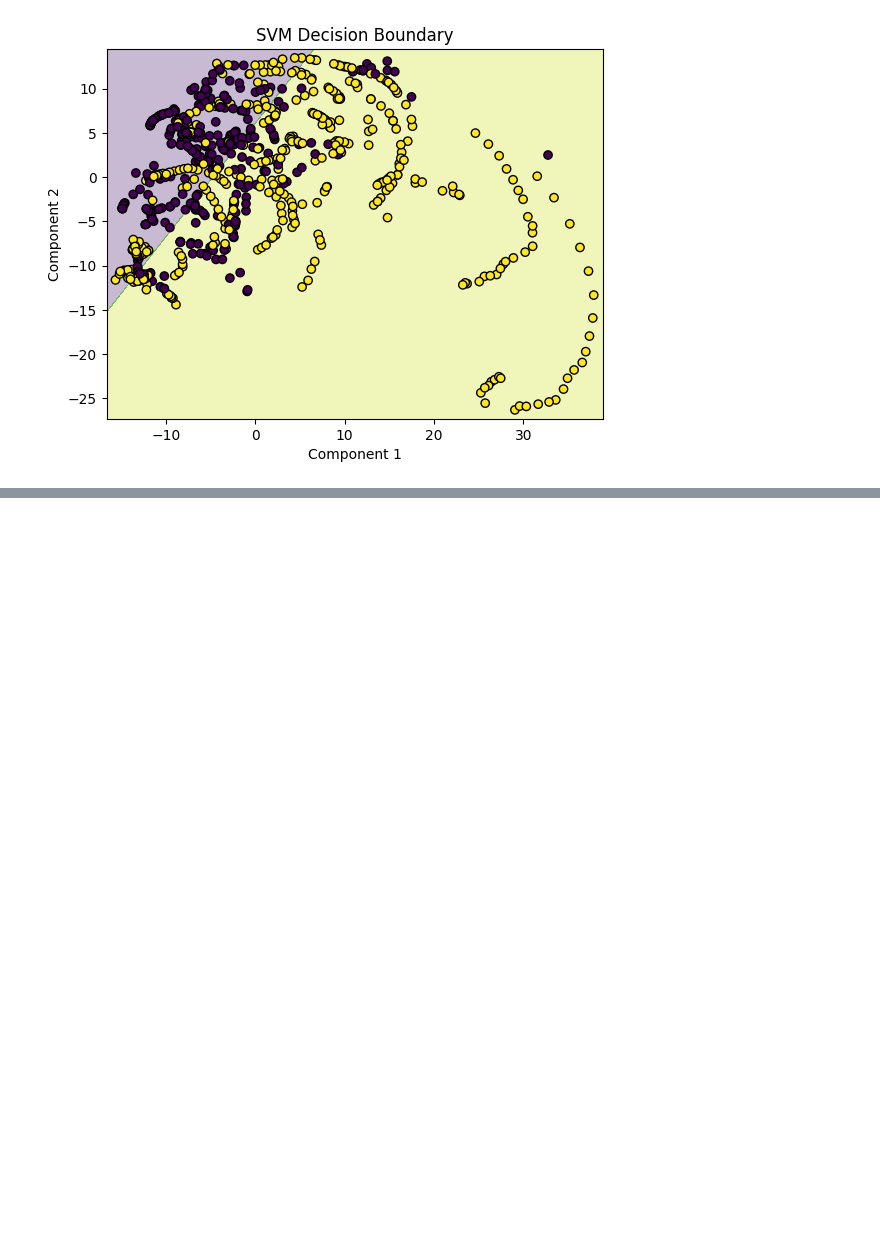
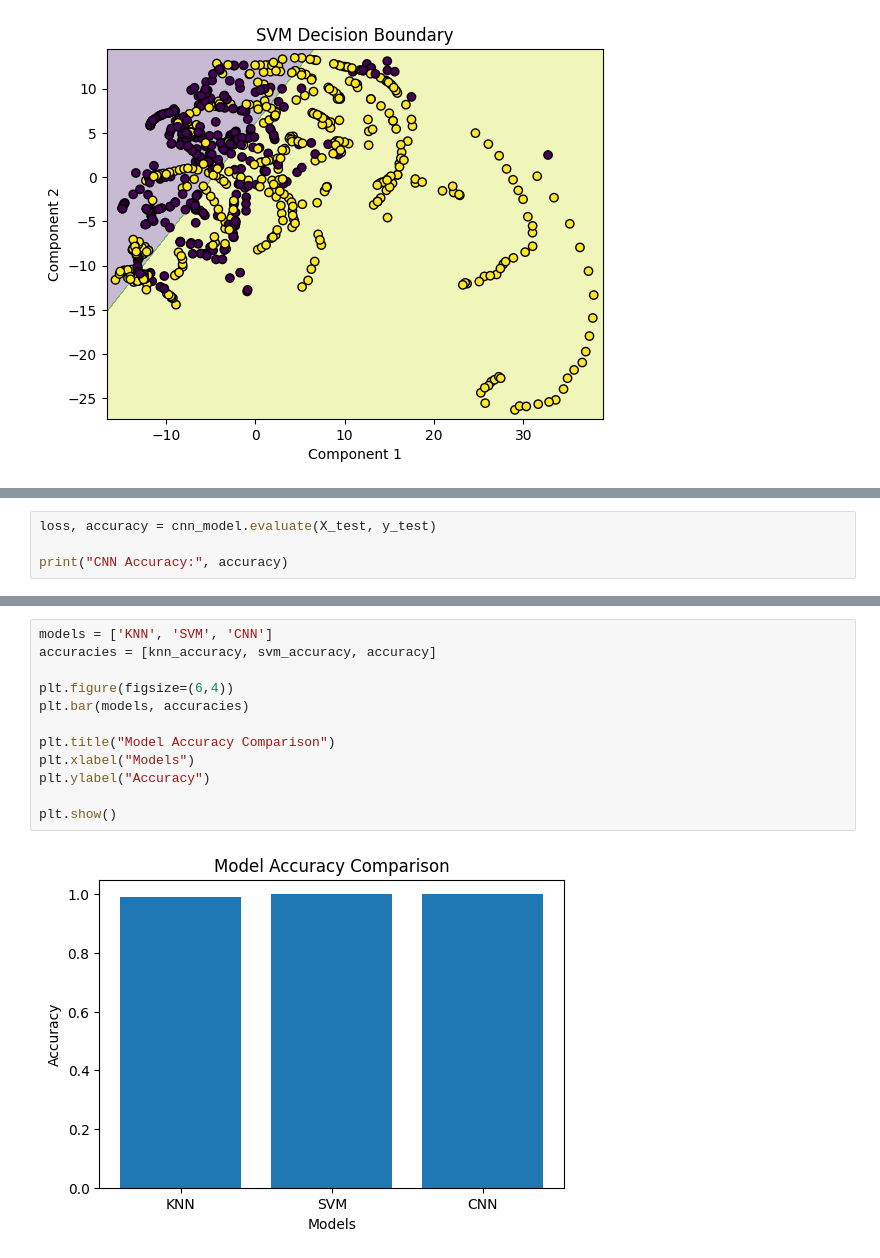
Before and after one commit to nehasmane2003-stack/lung_cancel-detaction-, a Jupyter notebook: notebooks/experiments.ipynb, the cells around one changed output, grey strips where cells are left out. Cells and saved outputs as stored; diff of their text form; blank space fills up the shorter version.

```diff
--- a/notebooks/experiments.ipynb
+++ b/notebooks/experiments.ipynb
@@ -265,0 +319,4 @@ plot_decision_boundary(svm_vis, X_train_pca, y_train, "SVM Decision Boundary")
+# %%
+loss, accuracy = cnn_model.evaluate(X_test, y_test)
+
+print("CNN Accuracy:", accuracy)
@@ -265,0 +419,14 @@ plot_decision_boundary(svm_vis, X_train_pca, y_train, "SVM Decision Boundary")
+# %%
+models = ['KNN', 'SVM', 'CNN']
+accuracies = [knn_accuracy, svm_accuracy, accuracy]
+
+plt.figure(figsize=(6,4))
+plt.bar(models, accuracies)
+
+plt.title("Model Accuracy Comparison")
+plt.xlabel("Models")
+plt.ylabel("Accuracy")
+
+plt.show()
+# %% [output]
+[figure, added]
```
Also changed, not shown: parts of 13 cells of this notebook, 3 other files.
